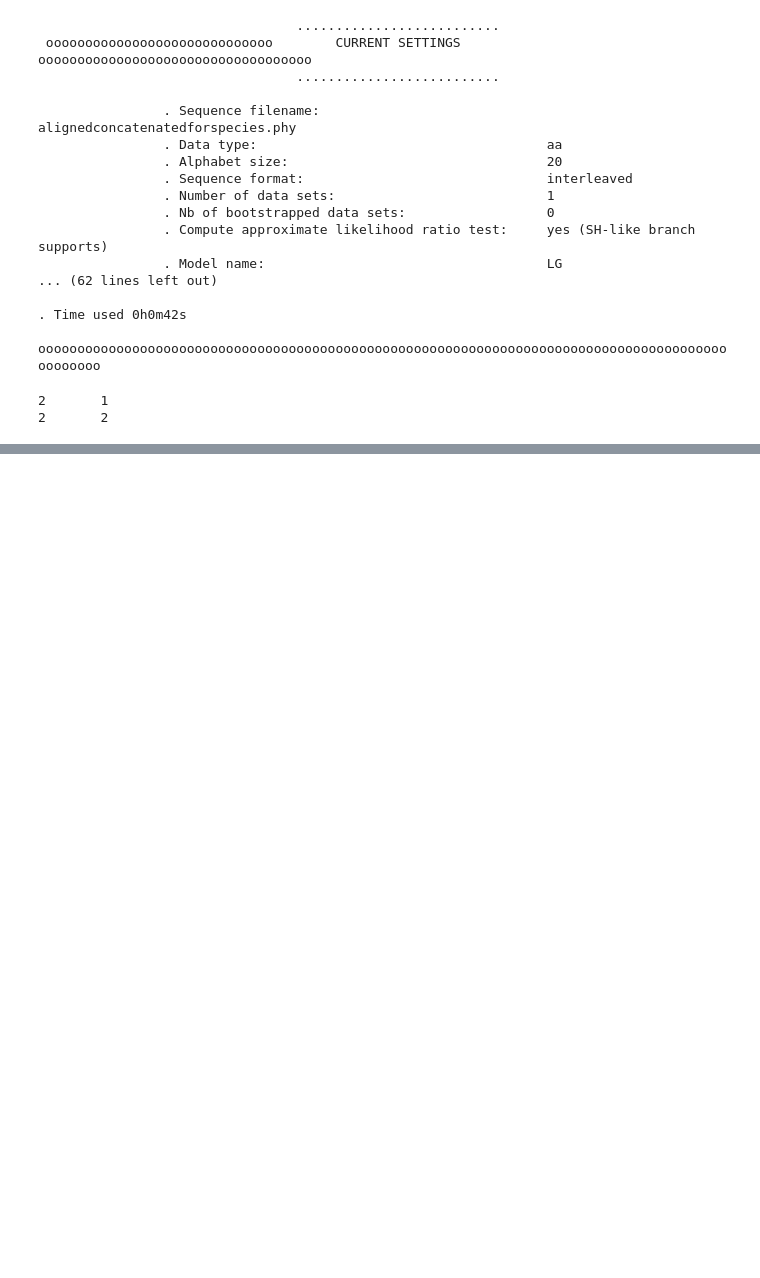
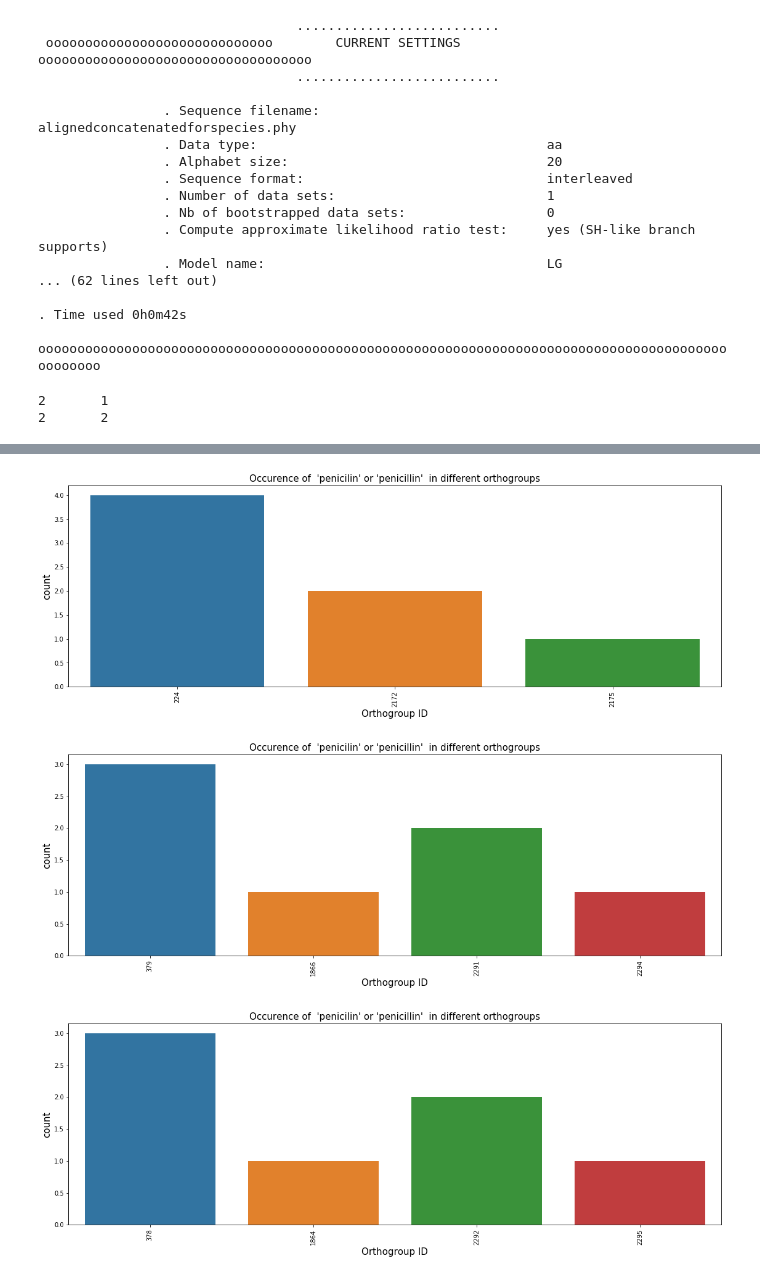
Before and after one commit to catalin-rusnac/B124622, a Jupyter notebook: CEG_assignment_B124622.ipynb, the cells around one changed output, grey strips where cells are left out. Drawn from its saved outputs; the diff is of its cells as text; code cells hidden in the pictures; blank space fills up the shorter version.

```diff
--- a/CEG_assignment_B124622.ipynb
+++ b/CEG_assignment_B124622.ipynb
@@ -259,0 +363,11 @@ Notung -g OGfastas/alignedconcatenatedforspecies.phy_phyml_tree.txt
+# %%
+orthogroups=orthogroups14
+stringhits(["penicilin","penicillin"])
+orthogroups=orthogroups15
+stringhits(["penicilin","penicillin"])
+orthogroups=orthogroups1545
+stringhits(["penicilin","penicillin"])
+# %% [output]
+[figure, added]
+[figure, added]
+[figure, added]
```
Also changed, not shown: parts of 76 cells of this notebook.
